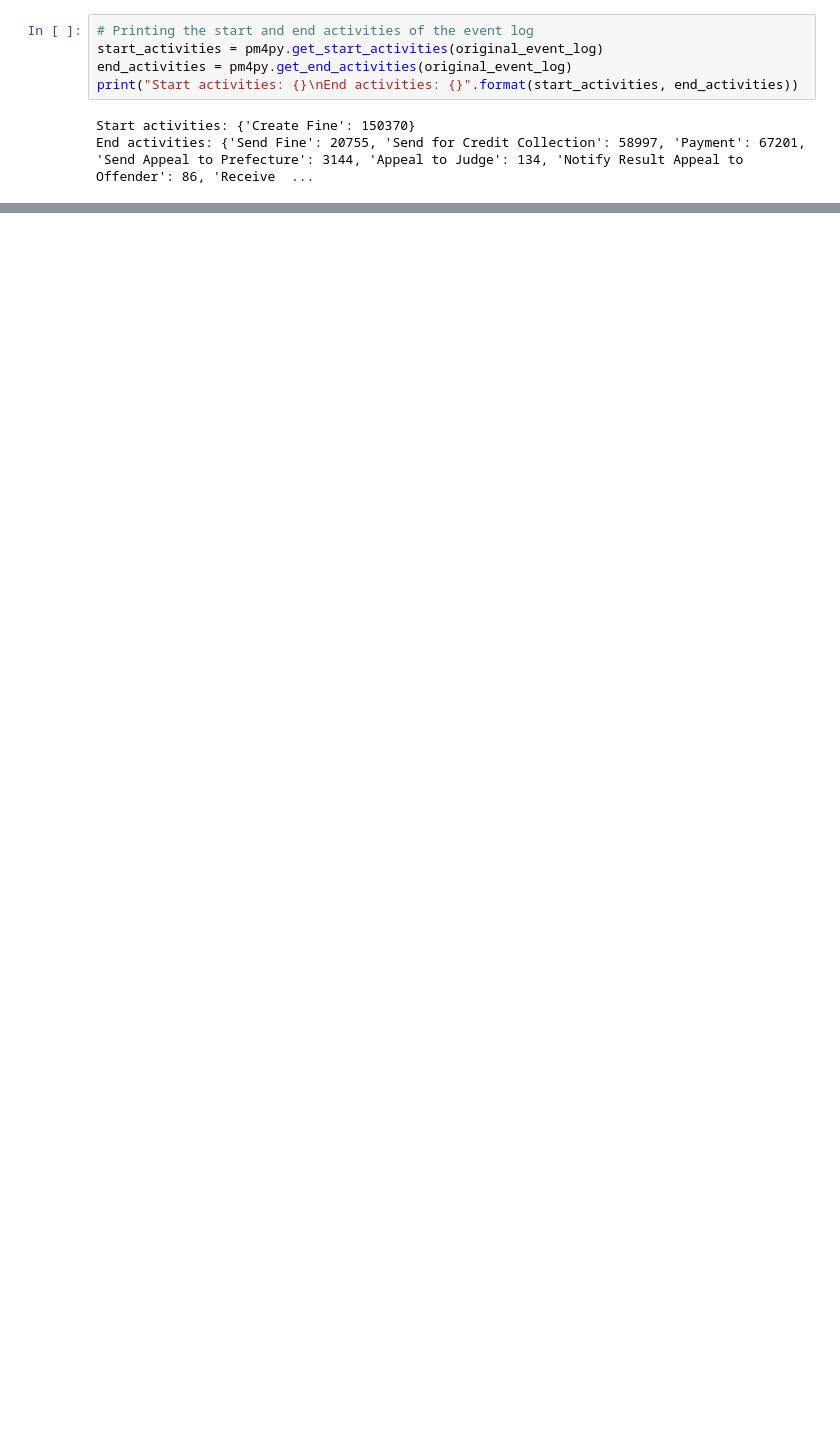
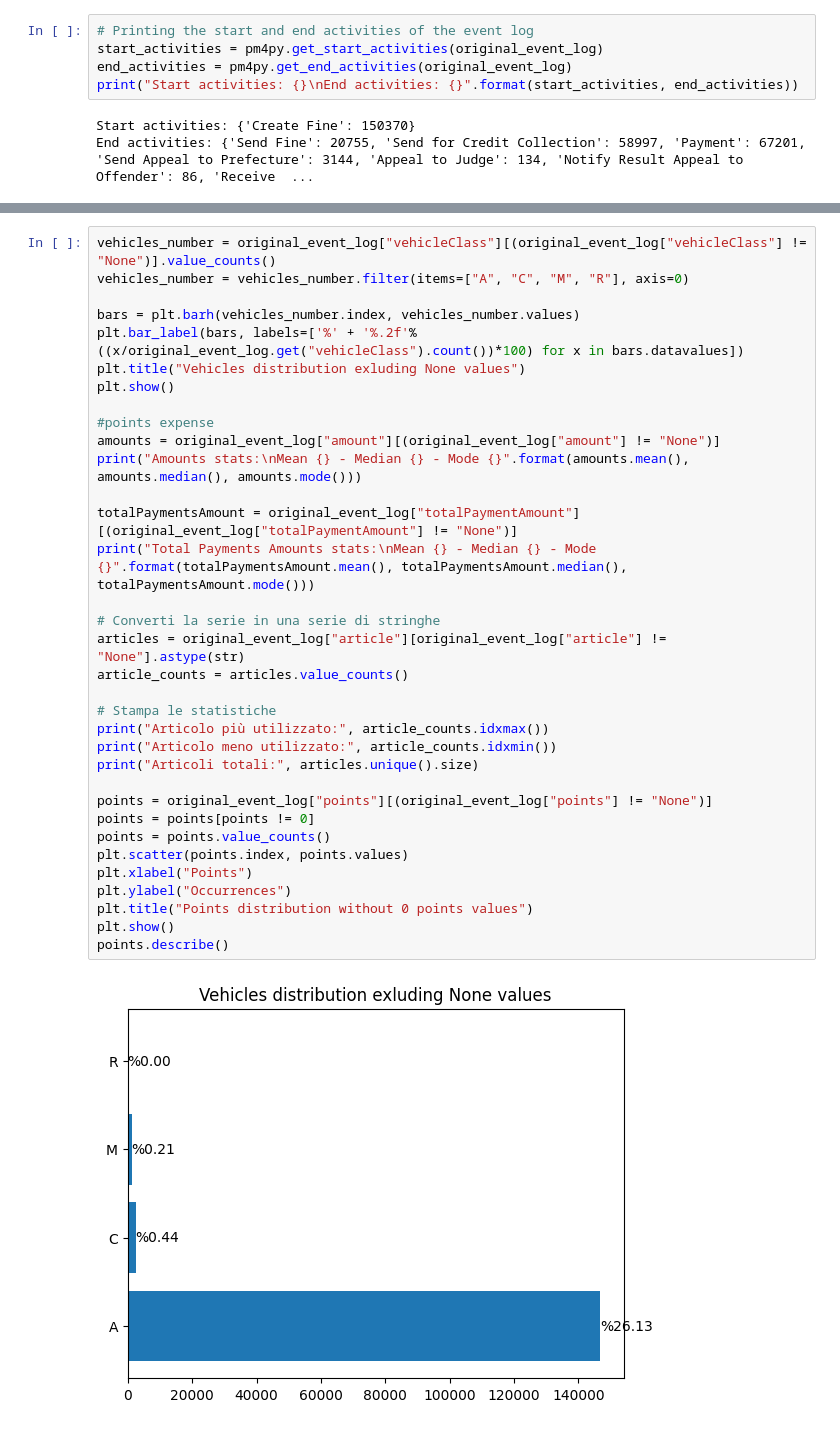
Before and after one commit to roccobalocco/AvodingTrafficFines, a Jupyter notebook: Notebooks/data_processing.ipynb, the cells around one changed output, grey strips where cells are left out. Drawn from its saved outputs; the diff is of its cells as text; blank space fills up the shorter version.

```diff
--- a/Notebooks/data_processing.ipynb
+++ b/Notebooks/data_processing.ipynb
@@ -37,0 +84,36 @@ plt.show()
+# %%
+vehicles_number = original_event_log["vehicleClass"][(original_event_log["vehicleClass"] != "None")].value_counts()
+vehicles_number = vehicles_number.filter(items=["A", "C", "M", "R"], axis=0)
+
+bars = plt.barh(vehicles_number.index, vehicles_number.values)
+plt.bar_label(bars, labels=['%' + '%.2f'%((x/original_event_log.get("vehicleClass").count())*100) for x in bars.datavalues])
+plt.title("Vehicles distribution exluding None values")
+plt.show()
+
+#points expense
+amounts = original_event_log["amount"][(original_event_log["amount"] != "None")]
+print("Amounts stats:\nMean {} - Median {} - Mode {}".format(amounts.mean(), amounts.median(), amounts.mode()))
+
+totalPaymentsAmount = original_event_log["totalPaymentAmount"][(original_event_log["totalPaymentAmount"] != "None")]
+print("Total Payments Amounts stats:\nMean {} - Median {} - Mode {}".format(totalPaymentsAmount.mean(), totalPaymentsAmount.median(), totalPaymentsAmount.mode()))
+
+# Converti la serie in una serie di stringhe
+articles = original_event_log["article"][original_event_log["article"] != "None"].astype(str)
+article_counts = articles.value_counts()
+
+# Stampa le statistiche
+print("Articolo più utilizzato:", article_counts.idxmax())
+print("Articolo meno utilizzato:", article_counts.idxmin())
+print("Articoli totali:", articles.unique().size)
+
+points = original_event_log["points"][(original_event_log["points"] != "None")]
+points = points[points != 0]
+points = points.value_counts()
+plt.scatter(points.index, points.values)
+plt.xlabel("Points")
+plt.ylabel("Occurrences")
+plt.title("Points distribution without 0 points values")
+plt.show()
+points.describe()
+# %% [output]
+[figure, added]
```
Also changed, not shown: parts of 9 cells of this notebook, 15 other files.
